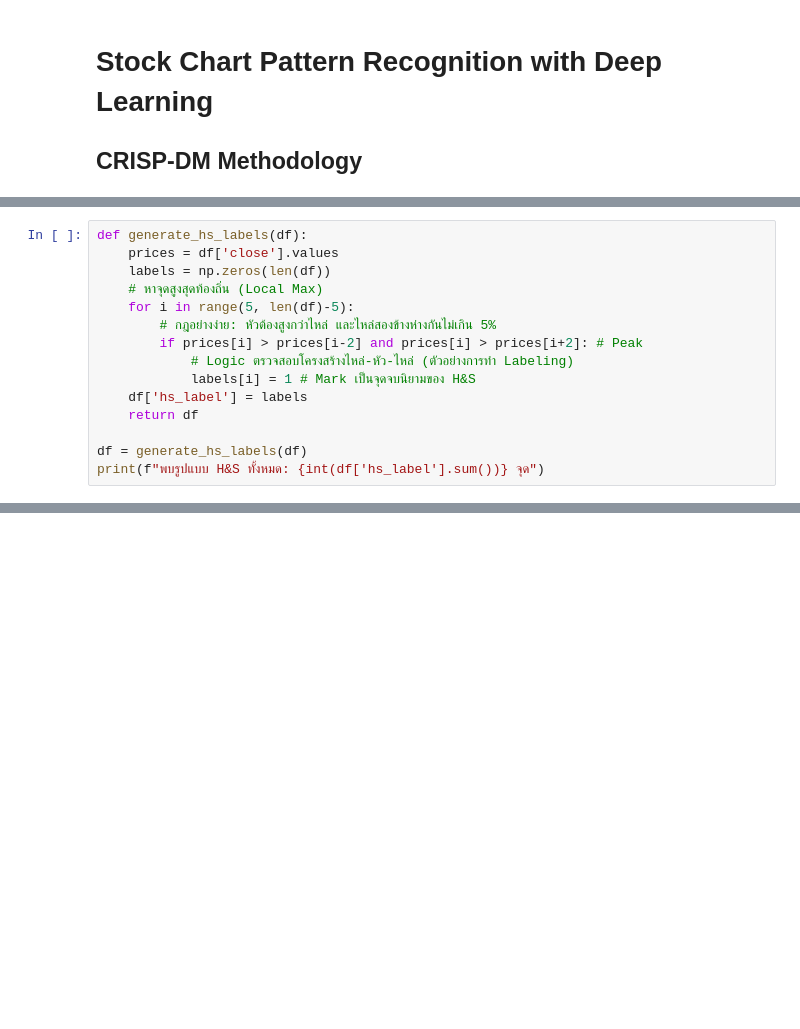
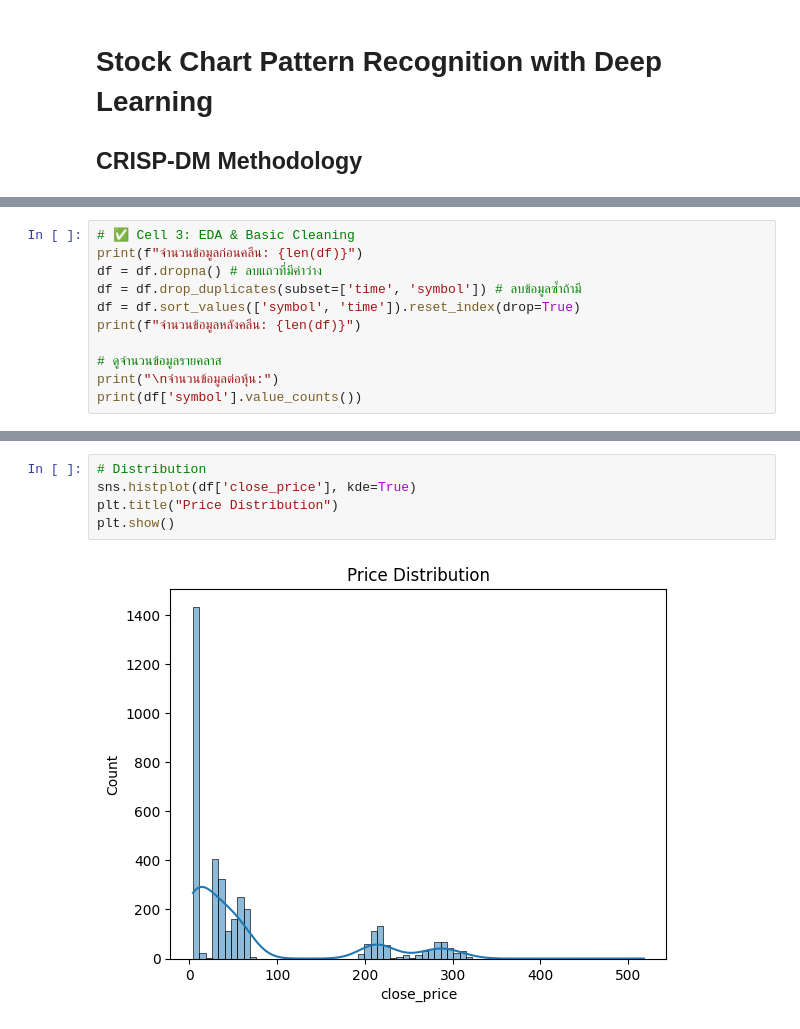
Before and after one commit to hilmanyusoh/Stock-market-chart-pattern-recognition-using-deep-learning, a Jupyter notebook: stock_pattern/code/detect_h&d_dl.ipynb, the cells around one changed output, grey strips where cells are left out. Cells and saved outputs as stored; diff of their text form; blank space fills up the shorter version.

```diff
--- a/stock_pattern/code/detect_h&d_dl.ipynb
+++ b/stock_pattern/code/detect_h&d_dl.ipynb
@@ -75,15 +3,0 @@ Cell 4: Head & Shoulders Labeling
-# %%
-def generate_hs_labels(df):
-    prices = df['close'].values
-    labels = np.zeros(len(df))
-    # หาจุดสูงสุดท้องถิ่น (Local Max)
-    for i in range(5, len(df)-5):
-        # กฎอย่างง่าย: หัวต้องสูงกว่าไหล่ และไหล่สองข้างห่างกันไม่เกิน 5%
-        if prices[i] > prices[i-2] and prices[i] > prices[i+2]: # Peak
-            # Logic ตรวจสอบโครงสร้างไหล่-หัว-ไหล่ (ตัวอย่างการทำ Labeling)
-            labels[i] = 1 # Mark เป็นจุดจบนิยามของ H&S
-    df['hs_label'] = labels
-    return df
-
-df = generate_hs_labels(df)
-print(f"พบรูปแบบ H&S ทั้งหมด: {int(df['hs_label'].sum())} จุด")
@@ -337,0 +104,11 @@ plt.show()
+# %%
+# ✅ Cell 3: EDA & Basic Cleaning
+print(f"จำนวนข้อมูลก่อนคลีน: {len(df)}")
+df = df.dropna() # ลบแถวที่มีค่าว่าง
+df = df.drop_duplicates(subset=['time', 'symbol']) # ลบข้อมูลซ้ำถ้ามี
+df = df.sort_values(['symbol', 'time']).reset_index(drop=True)
+print(f"จำนวนข้อมูลหลังคลีน: {len(df)}")
+
+# ดูจำนวนข้อมูลรายคลาส
+print("\nจำนวนข้อมูลต่อหุ้น:")
+print(df['symbol'].value_counts())
@@ -337,0 +127,7 @@ plt.show()
+# %%
+# Distribution
+sns.histplot(df['close_price'], kde=True)
+plt.title("Price Distribution")
+plt.show()
+# %% [output]
+[figure, added]
```
Also changed, not shown: parts of 64 cells of this notebook, 4 other files.
